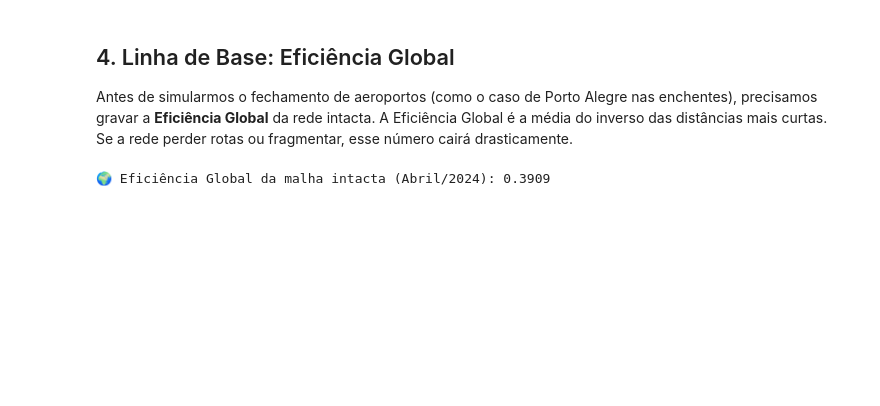
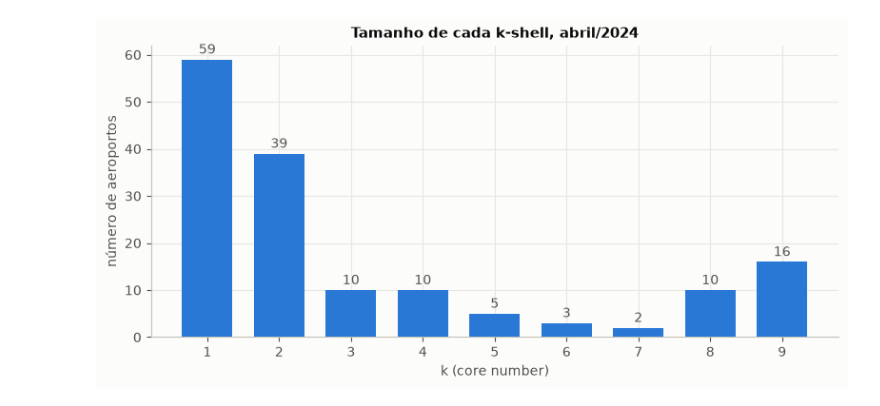
Before and after one commit to renanaqn/malha-aerea-grafo, a Jupyter notebook: notebooks/02_hipoteses_e_centralidades.ipynb, the cells around one changed output. Cells and saved outputs as stored; diff of their text form; code cells hidden in the pictures; blank space fills up the shorter version.

Commit message:
análise: interpretação de H2, k-core e escalas entre capitais no notebook 02
refs #10

```diff
--- a/notebooks/02_hipoteses_e_centralidades.ipynb
+++ b/notebooks/02_hipoteses_e_centralidades.ipynb
@@ -13,21 +23,32 @@ Esses dados servirão como nossa **linha de base** (baseline) antes de iniciarmo
 # %%
 import sys
 from pathlib import Path
-
-# Configuração para importar os módulos da pasta src/
 raiz = next(p for p in [Path.cwd(), *Path.cwd().parents] if (p / "src").is_dir())
 sys.path.insert(0, str(raiz / "src"))
 
+import matplotlib.pyplot as plt
+import networkx as nx
+import numpy as np
 import pandas as pd
 from IPython.display import display
 
-# Importando nossas funções personalizadas
-from rede import carregar_grafo, nome_curto
-from metricas import calcular_centralidades, tabela_graus, analise_kcore, escalas_bfs_origem, eficiencia_global_dirigida
+from metricas import (analise_kcore, calcular_centralidades, eficiencia_global_dirigida,
+                      escalas_bfs_origem, escalas_entre_capitais, tabela_graus)
+from rede import CAPITAIS, carregar_grafo, nome_curto
 
-# Carregar a malha de referência (Abril/2024)
-caminho_grafo = raiz / "data" / "processed" / "rede_referencia.graphml"
-G_ref = carregar_grafo(caminho_grafo)
+PASTA_FIG = raiz / "figures"
+PASTA_FIG.mkdir(exist_ok=True)
 
-print(f"Malha de Referência carregada: {G_ref.number_of_nodes()} aeroportos e {G_ref.number_of_edges()} rotas.")
+COR_REF, COR_CLARA, COR_NEUTRA = "#2a78d6", "#b7d3f6", "#a3a29b"
+plt.rcParams.update({
+    "figure.facecolor": "#fcfcfb", "axes.facecolor": "#fcfcfb", "savefig.facecolor": "#fcfcfb",
+    "text.color": "#0b0b0b", "axes.labelcolor": "#52514e", "xtick.color": "#52514e", "ytick.color": "#52514e",
+    "axes.edgecolor": "#c3c2b7", "axes.spines.top": False, "axes.spines.right": False,
+    "axes.grid": True, "grid.color": "#e8e7e2", "grid.linewidth": 0.8, "axes.axisbelow": True,
+    "font.size": 10, "axes.titlesize": 11, "axes.titleweight": "bold",
+})
+pd.set_option("display.precision", 3)
+
+G_ref = carregar_grafo(raiz / "data" / "processed" / "rede_referencia.graphml")
+print(f"Malha de referência (abril/2024): {G_ref.number_of_nodes()} aeroportos e {G_ref.number_of_edges()} rotas.")
 # %% [output]
@@ -158,11 +214,13 @@ Resumo a partir de SBSG:
-# %% [markdown]
-## 4. Linha de Base: Eficiência Global
-
-Antes de simularmos o fechamento de aeroportos (como o caso de Porto Alegre nas enchentes), precisamos gravar a **Eficiência Global** da rede intacta. A Eficiência Global é a média do inverso das distâncias mais curtas. Se a rede perder rotas ou fragmentar, esse número cairá drasticamente.
-# %%
-# Calcular a eficiência global da malha de abril
-eficiencia_intacta = eficiencia_global_dirigida(G_ref)
-
-print(f"🌍 Eficiência Global da malha intacta (Abril/2024): {eficiencia_intacta:.4f}")
-# %% [output]
-🌍 Eficiência Global da malha intacta (Abril/2024): 0.3909
+# %%
+tamanho_shells = df_core["core_number"].value_counts().sort_index()
+
+fig, ax = plt.subplots(figsize=(8, 4))
+barras = ax.bar(tamanho_shells.index, tamanho_shells.values, color=COR_REF, width=0.7)
+ax.bar_label(barras, padding=2, color="#52514e")
+ax.set_xticks(tamanho_shells.index)
+ax.set(title="Tamanho de cada k-shell, abril/2024", xlabel="k (core number)", ylabel="número de aeroportos")
+fig.tight_layout()
+fig.savefig(PASTA_FIG / "02_kshells.png", dpi=150)
+plt.show()
+# %% [output]
+[figure, added]
```
Also changed, not shown: parts of 29 cells of this notebook, 6 other files.
